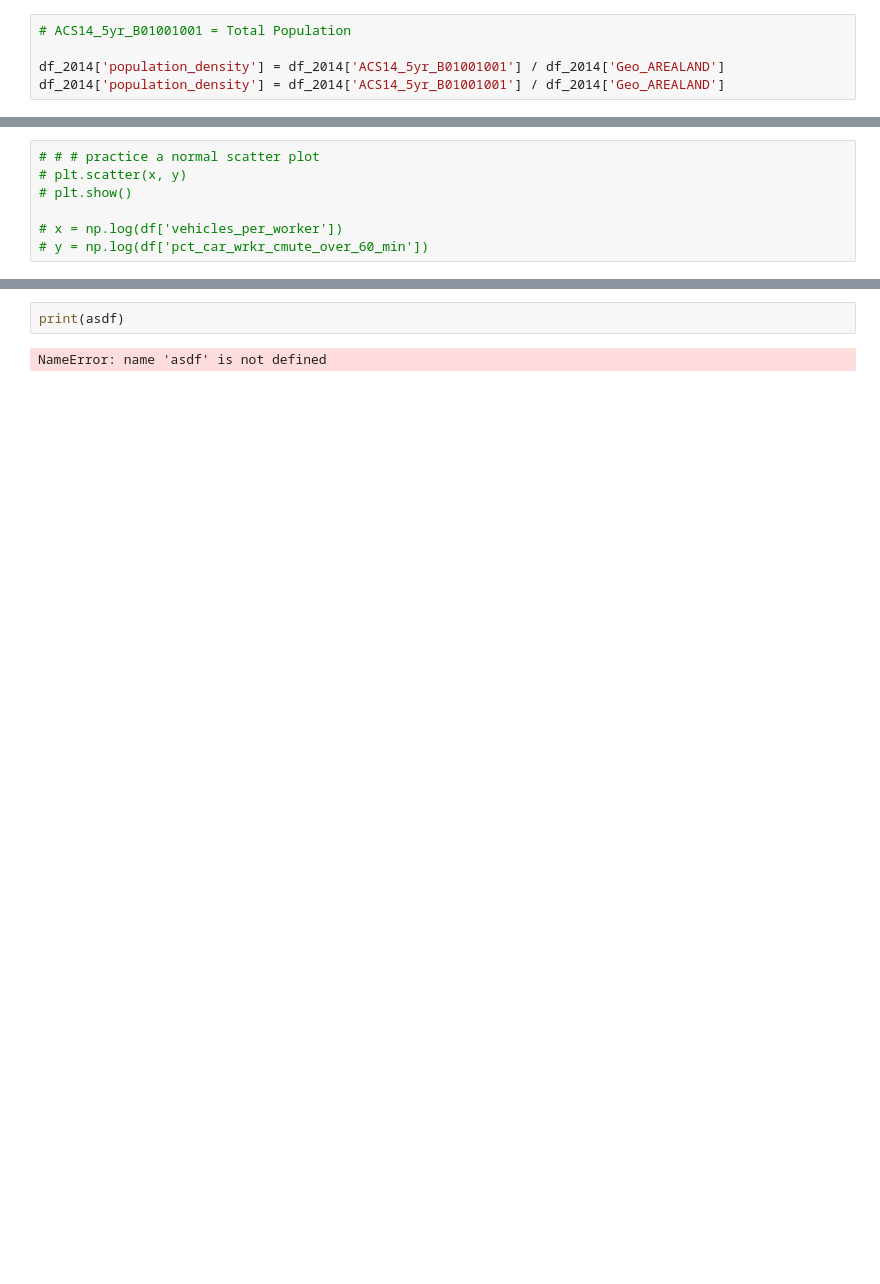
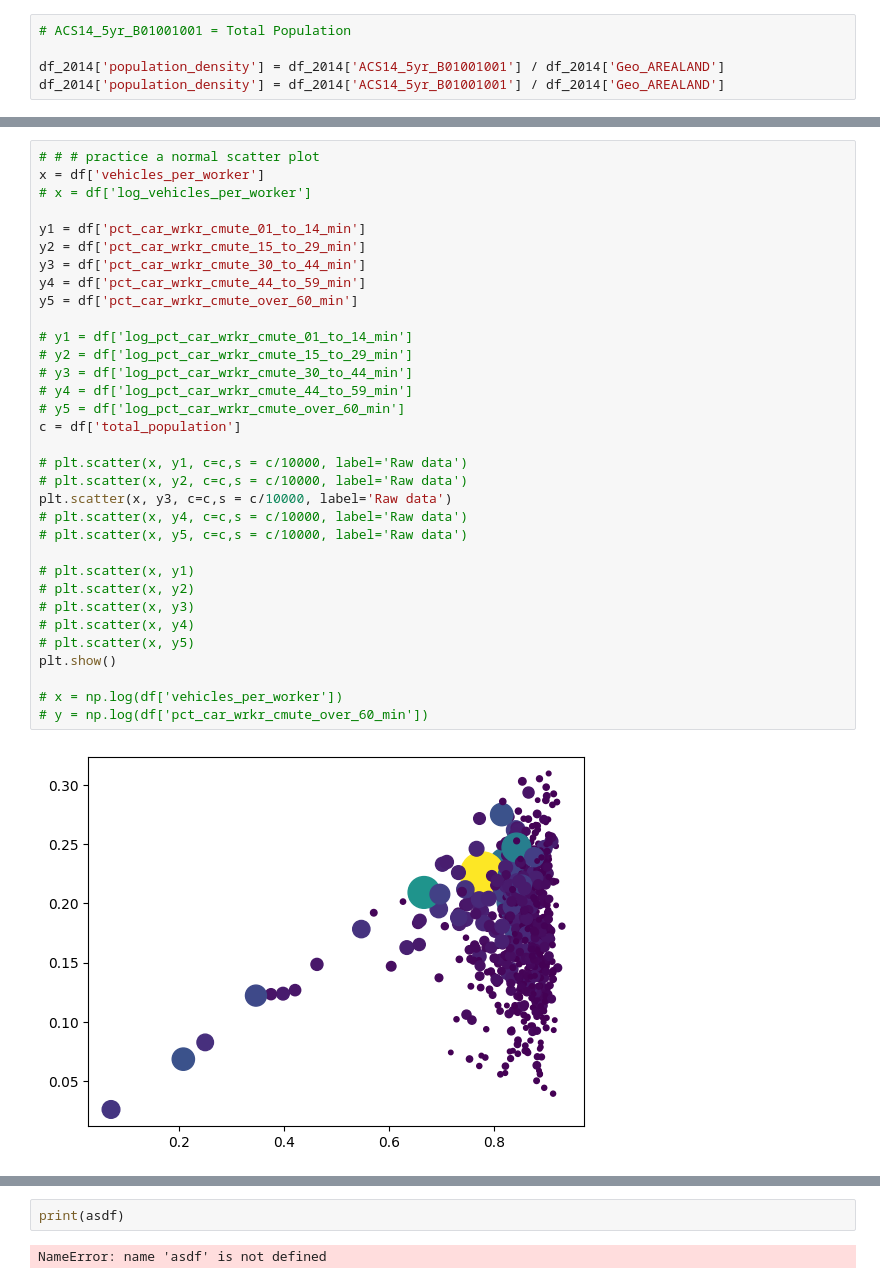
Before and after one commit to Fractate/us_transport_analysis, a Jupyter notebook: us_transport_analysis.ipynb, the cells around one changed output, grey strips where cells are left out. Saved outputs shown, nothing was run; the diff lists cells and outputs as text; blank space fills up the shorter version.

```diff
--- a/us_transport_analysis.ipynb
+++ b/us_transport_analysis.ipynb
@@ -637,7 +665,35 @@ y = df['pct_car_wrkr_cmute_01_to_14_min']
-# %%
-# # # practice a normal scatter plot
-# plt.scatter(x, y)
-# plt.show()
-
-# x = np.log(df['vehicles_per_worker'])
-# y = np.log(df['pct_car_wrkr_cmute_over_60_min'])
+# %%
+# # # practice a normal scatter plot
+x = df['vehicles_per_worker']
+# x = df['log_vehicles_per_worker']
+
+y1 = df['pct_car_wrkr_cmute_01_to_14_min']
+y2 = df['pct_car_wrkr_cmute_15_to_29_min']
+y3 = df['pct_car_wrkr_cmute_30_to_44_min']
+y4 = df['pct_car_wrkr_cmute_44_to_59_min']
+y5 = df['pct_car_wrkr_cmute_over_60_min']
+
+# y1 = df['log_pct_car_wrkr_cmute_01_to_14_min']
+# y2 = df['log_pct_car_wrkr_cmute_15_to_29_min']
+# y3 = df['log_pct_car_wrkr_cmute_30_to_44_min']
+# y4 = df['log_pct_car_wrkr_cmute_44_to_59_min']
+# y5 = df['log_pct_car_wrkr_cmute_over_60_min']
+c = df['total_population']
+
+# plt.scatter(x, y1, c=c,s = c/10000, label='Raw data')
+# plt.scatter(x, y2, c=c,s = c/10000, label='Raw data')
+plt.scatter(x, y3, c=c,s = c/10000, label='Raw data')
+# plt.scatter(x, y4, c=c,s = c/10000, label='Raw data')
+# plt.scatter(x, y5, c=c,s = c/10000, label='Raw data')
+
+# plt.scatter(x, y1)
+# plt.scatter(x, y2)
+# plt.scatter(x, y3)
+# plt.scatter(x, y4)
+# plt.scatter(x, y5)
+plt.show()
+
+# x = np.log(df['vehicles_per_worker'])
+# y = np.log(df['pct_car_wrkr_cmute_over_60_min'])
+# %% [output]
+[figure, added]
```
Also changed, not shown: parts of 18 cells of this notebook.
